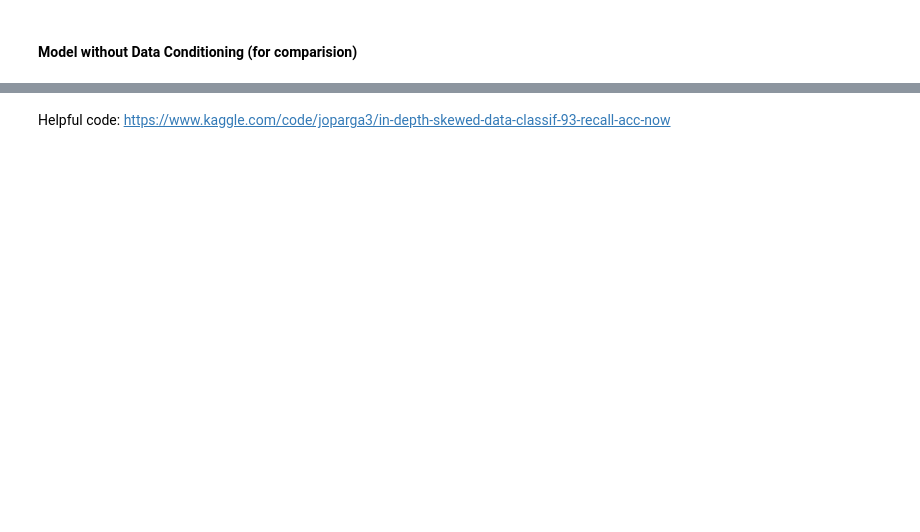
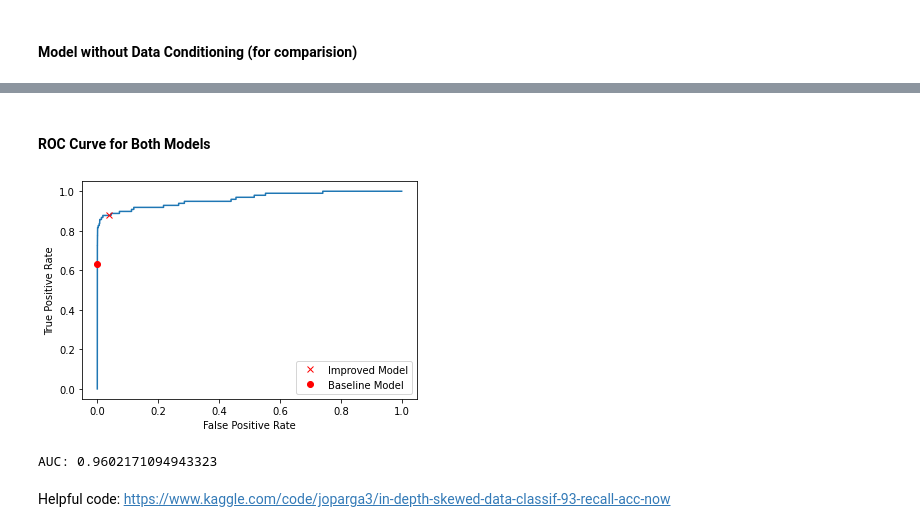
Before and after one commit to meuliano/ML_Credit_Card_Fraud_Detection, a Jupyter notebook: LogisticRegression.ipynb, the cells around one changed output, grey strips where cells are left out. Cells and saved outputs as stored; diff of their text form; code cells hidden in the pictures; blank space fills up the shorter version.

```diff
--- a/LogisticRegression.ipynb
+++ b/LogisticRegression.ipynb
@@ -222,2 +227,22 @@ print('AUC:', auc(fpr, tpr))
+# %% [markdown]
+#### ROC Curve for Both Models
+# %%
+#Plot ROC curve
+y_pred = lr.fit(x_train_u, y_train_u).decision_function(x_test)
+fpr, tpr, thresholds = roc_curve(y_test, y_pred, drop_intermediate=False)
+fig = plt.figure()
+plt.plot(fpr, tpr)
+plt.plot(pfa,trpr, 'rx', label = "Improved Model")
+plt.plot(pfa2,trpr2, 'ro', label = "Baseline Model")
+
+plt.xlabel('False Positive Rate')
+plt.ylabel('True Positive Rate')
+plt.legend()
+plt.show()
+
+print('AUC:', auc(fpr, tpr))
+# %% [output]
+[figure, added]
+AUC: 0.9602171094943323
 # %% [markdown]
 Helpful code: https://www.kaggle.com/code/joparga3/in-depth-skewed-data-classif-93-recall-acc-now
```
Also changed, not shown: parts of 6 cells of this notebook.
